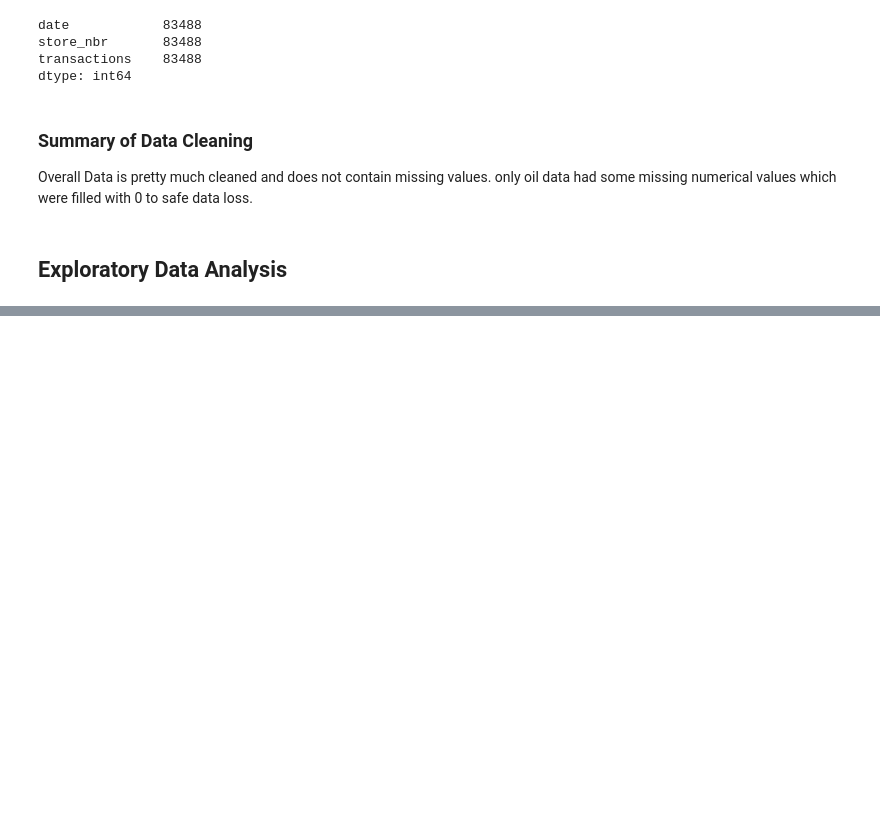
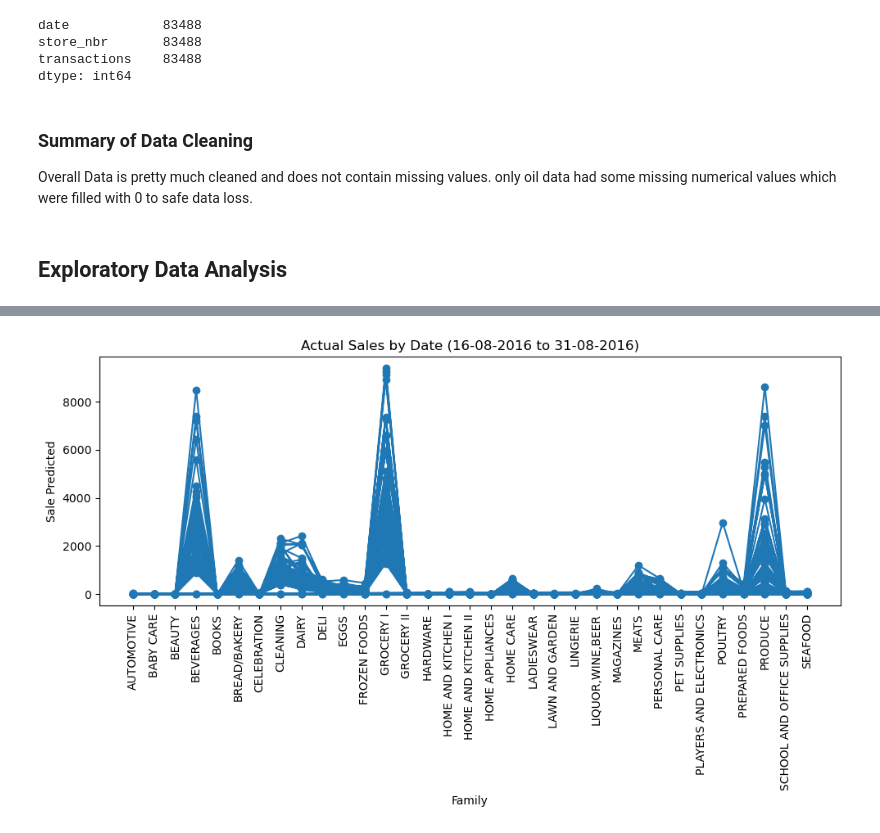
Before and after one commit to muhkashiff/store_sales_forecasting, a Jupyter notebook: store_sale.ipynb, the cells around one changed output, grey strips where cells are left out. Cells and saved outputs as stored; diff of their text form; code cells hidden in the pictures; blank space fills up the shorter version.

```diff
--- a/store_sale.ipynb
+++ b/store_sale.ipynb
@@ -386,0 +525,27 @@ Name: count, dtype: int64
+# %%
+# Convert 'date' column to datetime format
+train['date'] = pd.to_datetime(train['date'])
+# %%
+# Filter data for the specified date range
+start_date = '2016-08-16'
+end_date = '2016-08-16'
+train_filtered = train[(train['date'] >= start_date) & (train['date'] <= end_date)]
+
+# Plotting
+plt.figure(figsize=(10, 6))
+
+# Group by 'date' and plot 'sale_predicted' for each date
+for date, group in train_filtered.groupby('date'):
+    plt.plot(group['family'], group['sales'], marker='o', linestyle='-', label=str(date))
+
+# Customize plot
+plt.title('Actual Sales by Date (16-08-2016 to 31-08-2016)')
+plt.xlabel('Family')
+plt.ylabel('Sale Predicted')
+plt.xticks(rotation=90)
+plt.tight_layout()
+
+# Show plot
+plt.show()
+# %% [output]
+[figure, added]
```
Also changed, not shown: parts of 65 cells of this notebook.
